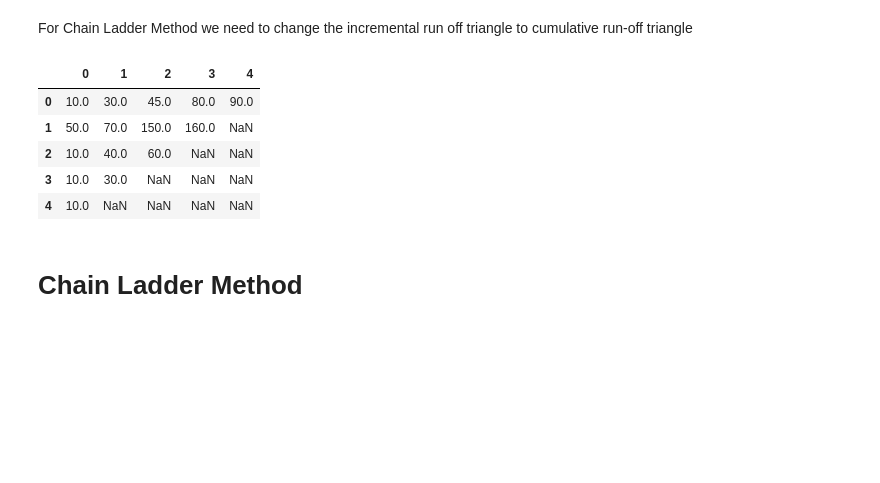
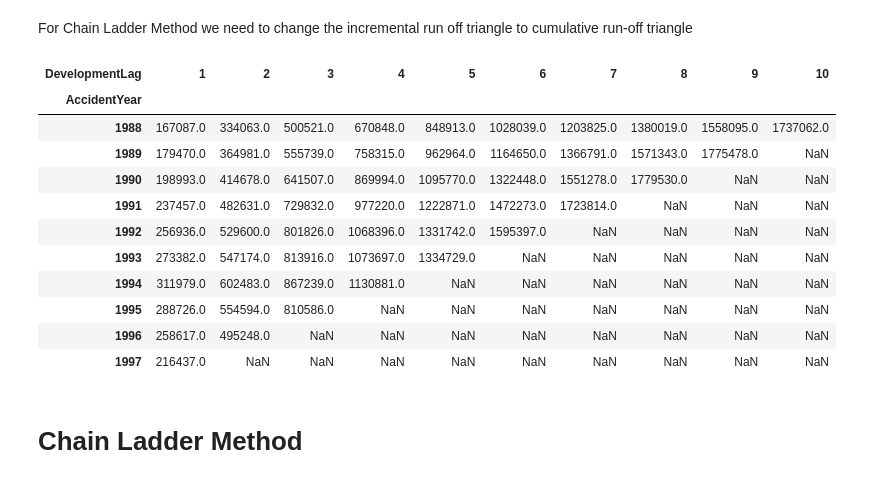
Before and after one commit to leonv1602/claim-reserving, a Jupyter notebook: basic-chain-ladder.ipynb, the cells around one changed output. Saved outputs shown, nothing was run; the diff lists cells and outputs as text; code cells hidden in the pictures; blank space fills up the shorter version.

Commit message:
update data used and reference

```diff
--- a/basic-chain-ladder.ipynb
+++ b/basic-chain-ladder.ipynb
@@ -29,0 +33,3 @@ tr_inc
+# %%
+data = pd.read_csv('https://raw.githubusercontent.com/leonv1602/claim-reserving/main/data/wkcomp_pos.csv')
+data.head()
@@ -29,0 +43,3 @@ tr_inc
+# %%
+df = data[data['GRCODE'] == 7080]
+df
@@ -29,0 +60,6 @@ tr_inc
+# %%
+df = df[df['DevelopmentYear'] <= 1997]
+# %%
+tr_inc = pd.pivot_table(df, values='IncurLoss_D', index='AccidentYear',
+                       columns=['DevelopmentLag'], aggfunc=np.sum)
+tr_inc
@@ -30,15 +79,21 @@ tr_inc
 # %% [markdown]
 For Chain Ladder Method we need to change the incremental run off triangle to cumulative run-off triangle
 # %%
-tr_cum = tr_inc.apply(np.cumsum, axis = 1)
+tr_cum = tr_inc.cumsum(axis = 1)
 tr_cum
 # %% [output]
-|  | 0 | 1 | 2 | 3 | 4 |
-| 0 | 10.0 | 30.0 | 45.0 | 80.0 | 90.0 |
-| 1 | 50.0 | 70.0 | 150.0 | 160.0 | NaN |
-| 2 | 10.0 | 40.0 | 60.0 | NaN | NaN |
-| 3 | 10.0 | 30.0 | NaN | NaN | NaN |
-| 4 | 10.0 | NaN | NaN | NaN | NaN |
+| DevelopmentLag | 1 | 2 | 3 | 4 | 5 | 6 | 7 | 8 | 9 | 10 |
+| AccidentYear |  |  |  |  |  |  |  |  |  |  |
+| 1988 | 167087.0 | 334063.0 | 500521.0 | 670848.0 | 848913.0 | 1028039.0 | 1203825.0 | 1380019.0 | 1558095.0 | 1737062.0 |
+| 1989 | 179470.0 | 364981.0 | 555739.0 | 758315.0 | 962964.0 | 1164650.0 | 1366791.0 | 1571343.0 | 1775478.0 | NaN |
+| 1990 | 198993.0 | 414678.0 | 641507.0 | 869994.0 | 1095770.0 | 1322448.0 | 1551278.0 | 1779530.0 | NaN | NaN |
+| 1991 | 237457.0 | 482631.0 | 729832.0 | 977220.0 | 1222871.0 | 1472273.0 | 1723814.0 | NaN | NaN | NaN |
+| 1992 | 256936.0 | 529600.0 | 801826.0 | 1068396.0 | 1331742.0 | 1595397.0 | NaN | NaN | NaN | NaN |
+| 1993 | 273382.0 | 547174.0 | 813916.0 | 1073697.0 | 1334729.0 | NaN | NaN | NaN | NaN | NaN |
+| 1994 | 311979.0 | 602483.0 | 867239.0 | 1130881.0 | NaN | NaN | NaN | NaN | NaN | NaN |
+| 1995 | 288726.0 | 554594.0 | 810586.0 | NaN | NaN | NaN | NaN | NaN | NaN | NaN |
+| 1996 | 258617.0 | 495248.0 | NaN | NaN | NaN | NaN | NaN | NaN | NaN | NaN |
+| 1997 | 216437.0 | NaN | NaN | NaN | NaN | NaN | NaN | NaN | NaN | NaN |
 # %% [markdown]
 # Chain Ladder Method
 # %% [markdown]
```
Also changed, not shown: parts of 23 cells of this notebook.
